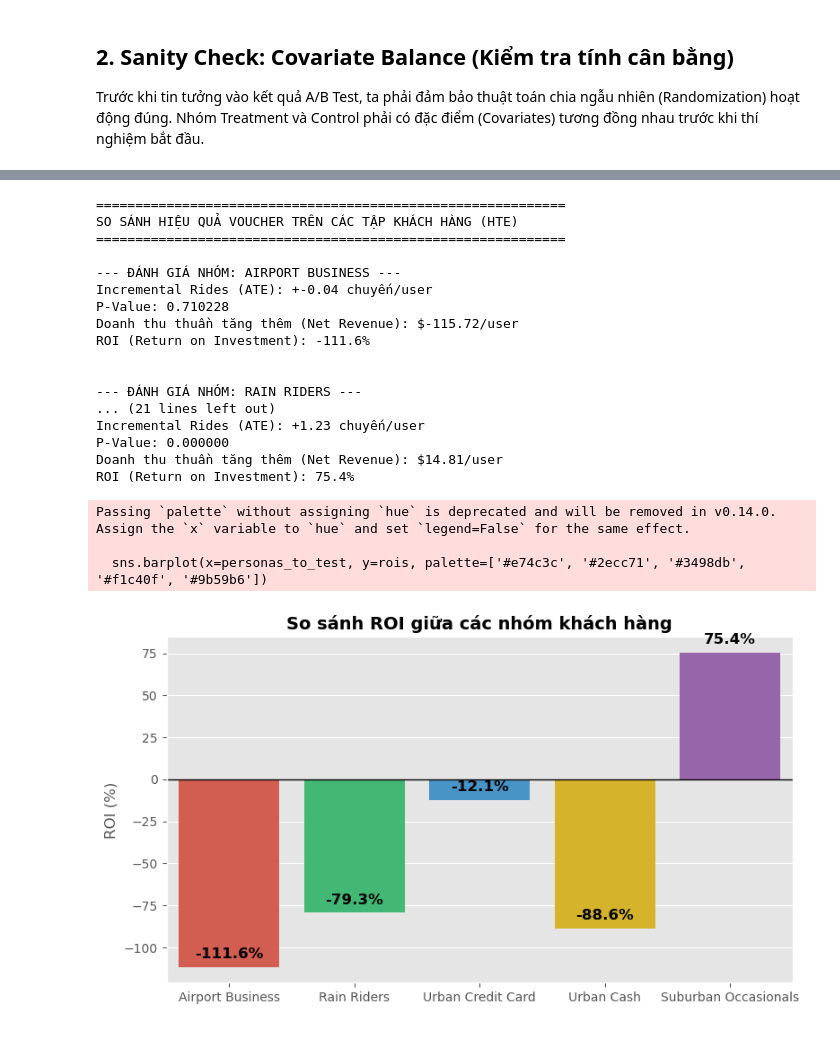
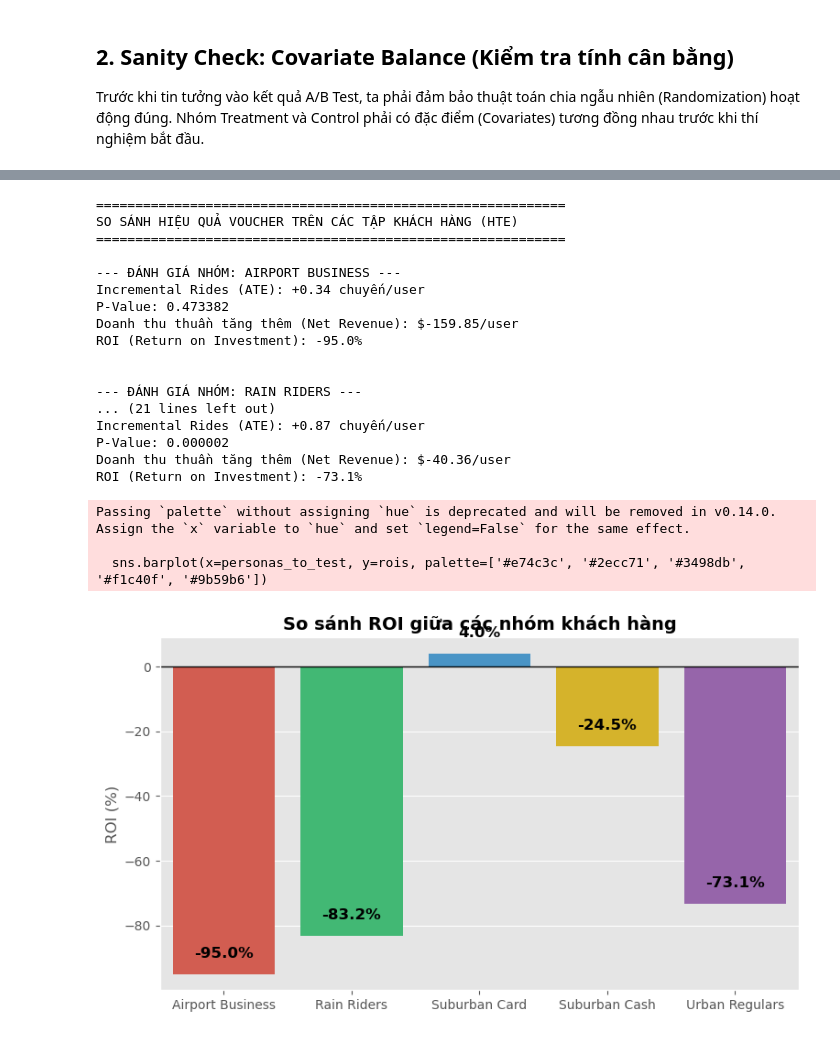
Before and after one commit to thaibuivan/GSM-promotion-experimentation, a Jupyter notebook: notebooks/week4_ab_testing/1_ab_test_analysis.ipynb, the cells around one changed output, grey strips where cells are left out. Drawn from its saved outputs; the diff is of its cells as text; code cells hidden in the pictures.

```diff
--- a/notebooks/week4_ab_testing/1_ab_test_analysis.ipynb
+++ b/notebooks/week4_ab_testing/1_ab_test_analysis.ipynb
@@ -19,7 +19,7 @@ Lọc tệp khách hàng mục tiêu: `Suburban Commuters` (Persona 0).
 df = pd.read_csv('../../data/processed/segmented_simulation_data.csv')
 
 # Lọc nhóm mục tiêu
-target_persona = 'Urban Credit Card'  # Chọn nhóm mục tiêu có ATE dương (dùng thẻ tín dụng)
+target_persona = 'Suburban Card'  # Chọn nhóm mục tiêu có ATE dương (dùng thẻ tín dụng)
 df_target = df[df['persona'] == target_persona].copy()
 
 print(f"Tổng số khách hàng trong nhóm {target_persona}: {len(df_target)}")
@@ -143,6 +151,6 @@ Giả sử mỗi voucher tiêu tốn trung bình 5 USD (Discount Cost). Ta cần
 # %%
-control_fare = df_target[df_target['treatment_rand'] == 0]['fare_rand']
-treatment_fare = df_target[df_target['treatment_rand'] == 1]['fare_rand']
+control_fare = df_target[df_target['treatment_rand'] == 0]['gross_revenue_30d']
+treatment_fare = df_target[df_target['treatment_rand'] == 1]['gross_revenue_30d']
 
 mean_fare_control = control_fare.mean()
 mean_fare_treatment = treatment_fare.mean()
@@ -186,60 +200,60 @@ print('='*60)
 print('SO SÁNH HIỆU QUẢ VOUCHER TRÊN CÁC TẬP KHÁCH HÀNG (HTE)')
 print('='*60 + '\n')
 
-personas_to_test = ['Airport Business', 'Rain Riders', 'Urban Credit Card', 'Urban Cash', 'Suburban Occasionals']
+personas_to_test = ['Airport Business', 'Rain Riders', 'Suburban Card', 'Suburban Cash', 'Urban Regulars']
 rois = []
 
 for target in personas_to_test:
     print(f'--- ĐÁNH GIÁ NHÓM: {target.upper()} ---')
     df_t = df[df['persona'] == target].copy()
 
-    control = df_t[df_t['treatment_rand'] == 0]['y_rand']
-    treatment = df_t[df_t['treatment_rand'] == 1]['y_rand']
+    control = df_t[df_t['treatment_rand'] == 0]['Y_rand']
+    treatment = df_t[df_t['treatment_rand'] == 1]['Y_rand']
     _, p_val = stats.ttest_ind(control, treatment, equal_var=False)
 
     ate = treatment.mean() - control.mean()
     print(f'Incremental Rides (ATE): +{ate:.2f} chuyến/user')
     print(f'P-Value: {p_val:.6f}')
 
-    c_fare = df_t[df_t['treatment_rand'] == 0]['fare_rand'].mean()
-    t_fare = df_t[df_t['treatment_rand'] == 1]['fare_rand'].mean()
+    c_fare = df_t[df_t['treatment_rand'] == 0]['gross_revenue_30d'].mean()
+    t_fare = df_t[df_t['treatment_rand'] == 1]['gross_revenue_30d'].mean()
 
     inc_gross = t_fare - c_fare
     cost = t_fare * 0.25
     inc_net = inc_gross - cost
     roi = (inc_net / cost) * 100 if cost > 0 else 0
     rois.append(roi)
 
     print(f'Doanh thu thuần tăng thêm (Net Revenue): ${inc_net:.2f}/user')
     print(f'ROI (Return on Investment): {roi:.1f}%\n\n')
 
 plt.figure(figsize=(9, 5))
 sns.barplot(x=personas_to_test, y=rois, palette=['#e74c3c', '#2ecc71', '#3498db', '#f1c40f', '#9b59b6'])
 plt.title('So sánh ROI giữa các nhóm khách hàng', fontsize=14, fontweight='bold')
 plt.ylabel('ROI (%)')
 plt.axhline(0, color='black', linewidth=1)
 for i, roi in enumerate(rois):
     plt.text(i, roi + 5, f'{roi:.1f}%', ha='center', fontsize=12, fontweight='bold')
 plt.show()
 # %% [output]
 ============================================================
 SO SÁNH HIỆU QUẢ VOUCHER TRÊN CÁC TẬP KHÁCH HÀNG (HTE)
 ============================================================
 
 --- ĐÁNH GIÁ NHÓM: AIRPORT BUSINESS ---
-Incremental Rides (ATE): +-0.04 chuyến/user
-P-Value: 0.710228
-Doanh thu thuần tăng thêm (Net Revenue): $-115.72/user
-ROI (Return on Investment): -111.6%
+Incremental Rides (ATE): +0.34 chuyến/user
+P-Value: 0.473382
+Doanh thu thuần tăng thêm (Net Revenue): $-159.85/user
+ROI (Return on Investment): -95.0%
 
 
 --- ĐÁNH GIÁ NHÓM: RAIN RIDERS ---
 ... (21 lines left out)
-Incremental Rides (ATE): +1.23 chuyến/user
-P-Value: 0.000000
-Doanh thu thuần tăng thêm (Net Revenue): $14.81/user
-ROI (Return on Investment): 75.4%
+Incremental Rides (ATE): +0.87 chuyến/user
+P-Value: 0.000002
+Doanh thu thuần tăng thêm (Net Revenue): $-40.36/user
+ROI (Return on Investment): -73.1%
 Passing `palette` without assigning `hue` is deprecated and will be removed in v0.14.0. Assign the `x` variable to `hue` and set `legend=False` for the same effect.
 
   sns.barplot(x=personas_to_test, y=rois, palette=['#e74c3c', '#2ecc71', '#3498db', '#f1c40f', '#9b59b6'])
-[figure, old version]
+[figure, new version]
```
Also changed, not shown: parts of 14 cells of this notebook, 6 other files.
